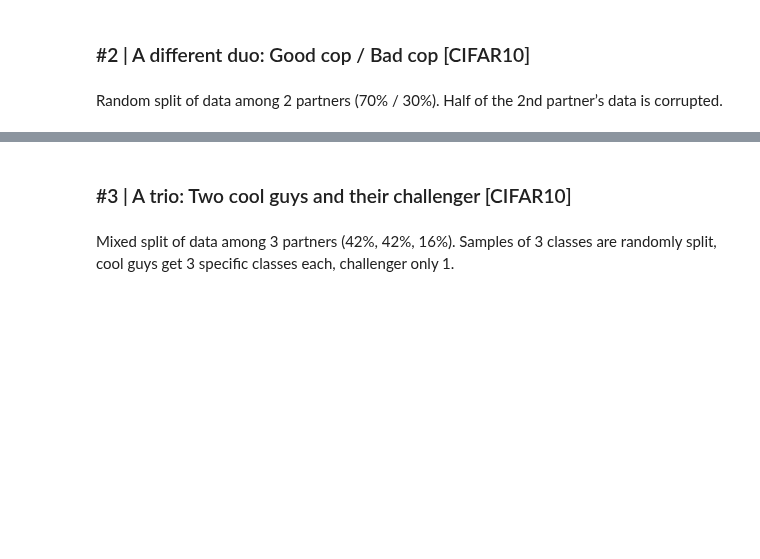
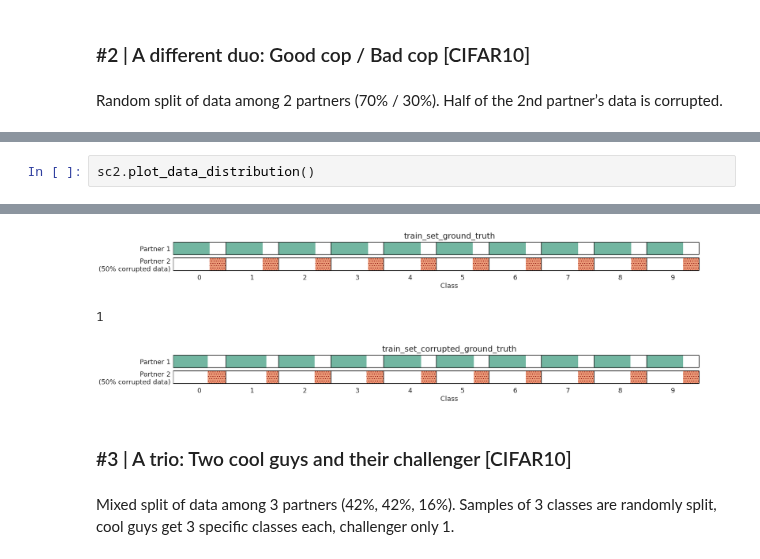
Before and after one commit to LabeliaLabs/distributed-learning-contributivity, a Jupyter notebook: notebooks/reference_scenarios/benchmarks.ipynb, the cells around one changed output, grey strips where cells are left out. Drawn from its saved outputs; the diff is of its cells as text; blank space fills up the shorter version.

```diff
--- a/notebooks/reference_scenarios/benchmarks.ipynb
+++ b/notebooks/reference_scenarios/benchmarks.ipynb
@@ -52,0 +84,3 @@ sc2 = Scenario(
+# %%
+sc2.plot_data_distribution()
+# %% [output]
@@ -53,3 +97,6 @@ sc2 = Scenario(
+[figure, added]
+1
+[figure, added]
 # %% [markdown]
 ### #3 | A trio: Two cool guys and their challenger [CIFAR10]
 # %% [markdown]
```
Also changed, not shown: parts of 11 cells of this notebook.
